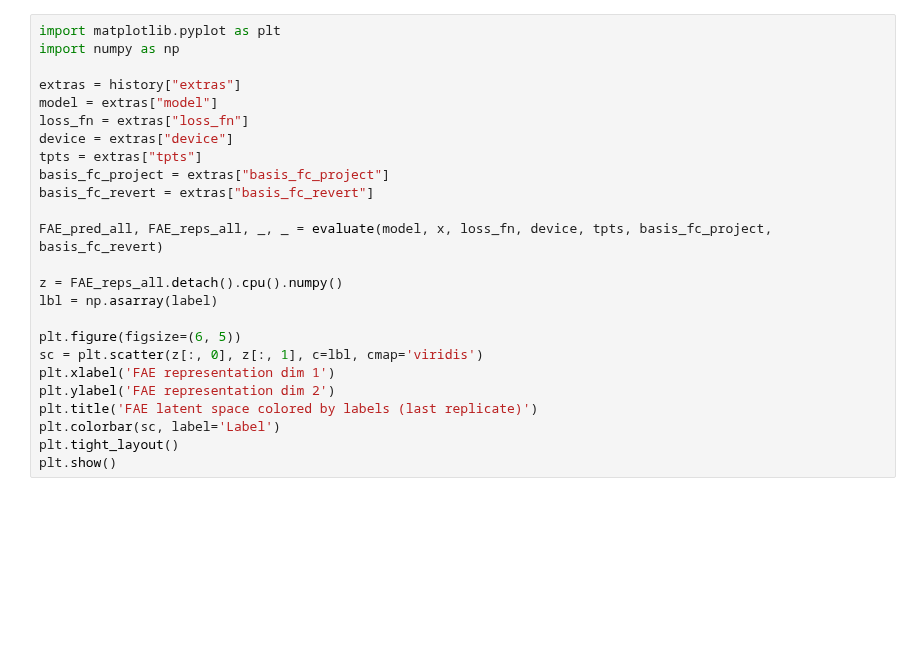
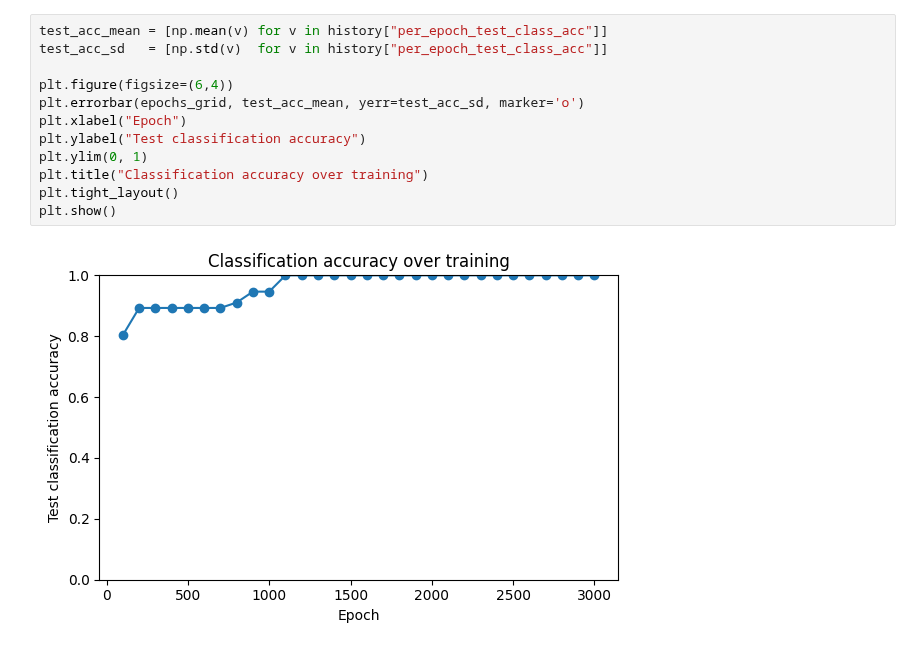
Before and after one commit to mobinapourmoshir/Functional-Autoencoder, a Jupyter notebook: Code/Semi-supervised FAE.ipynb, the cells around one changed output. Saved outputs shown, nothing was run; the diff lists cells and outputs as text; blank space fills up the shorter version.

```diff
--- a/Code/Semi-supervised FAE.ipynb
+++ b/Code/Semi-supervised FAE.ipynb
@@ -356,26 +419,15 @@ plt.show()
 # %%
-import matplotlib.pyplot as plt
-import numpy as np
+test_acc_mean = [np.mean(v) for v in history["per_epoch_test_class_acc"]]
+test_acc_sd   = [np.std(v)  for v in history["per_epoch_test_class_acc"]]
 
-extras = history["extras"]
-model = extras["model"]
-loss_fn = extras["loss_fn"]
-device = extras["device"]
-tpts = extras["tpts"]
-basis_fc_project = extras["basis_fc_project"]
-basis_fc_revert = extras["basis_fc_revert"]
-
-FAE_pred_all, FAE_reps_all, _, _ = evaluate(model, x, loss_fn, device, tpts, basis_fc_project, basis_fc_revert)
-
-z = FAE_reps_all.detach().cpu().numpy()
-lbl = np.asarray(label)
-
-plt.figure(figsize=(6, 5))
-sc = plt.scatter(z[:, 0], z[:, 1], c=lbl, cmap='viridis')
-plt.xlabel('FAE representation dim 1')
-plt.ylabel('FAE representation dim 2')
-plt.title('FAE latent space colored by labels (last replicate)')
-plt.colorbar(sc, label='Label')
+plt.figure(figsize=(6,4))
+plt.errorbar(epochs_grid, test_acc_mean, yerr=test_acc_sd, marker='o')
+plt.xlabel("Epoch")
+plt.ylabel("Test classification accuracy")
+plt.ylim(0, 1)
+plt.title("Classification accuracy over training")
 plt.tight_layout()
 plt.show()
+# %% [output]
+[figure, added]
 # %%
```
Also changed, not shown: parts of 9 cells of this notebook, 1 other file.
